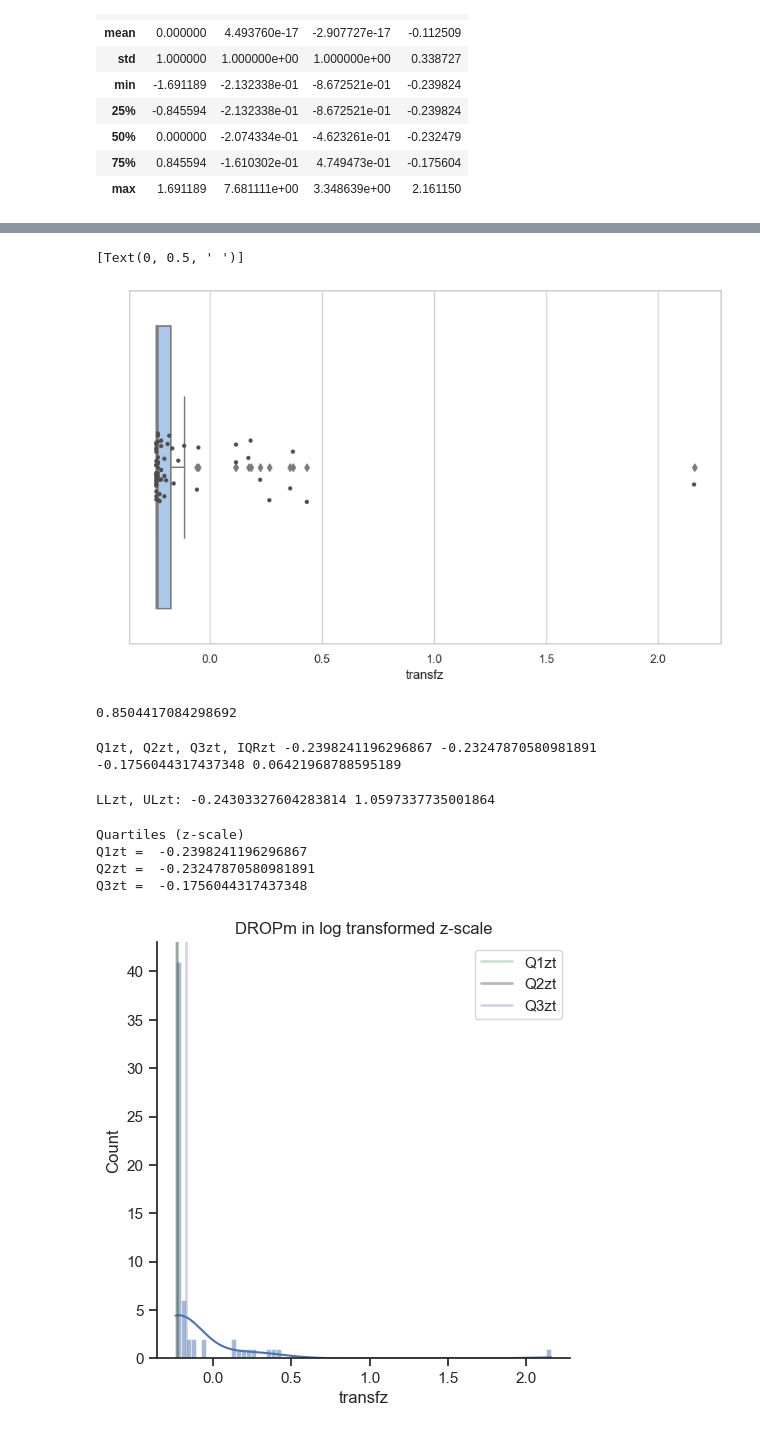
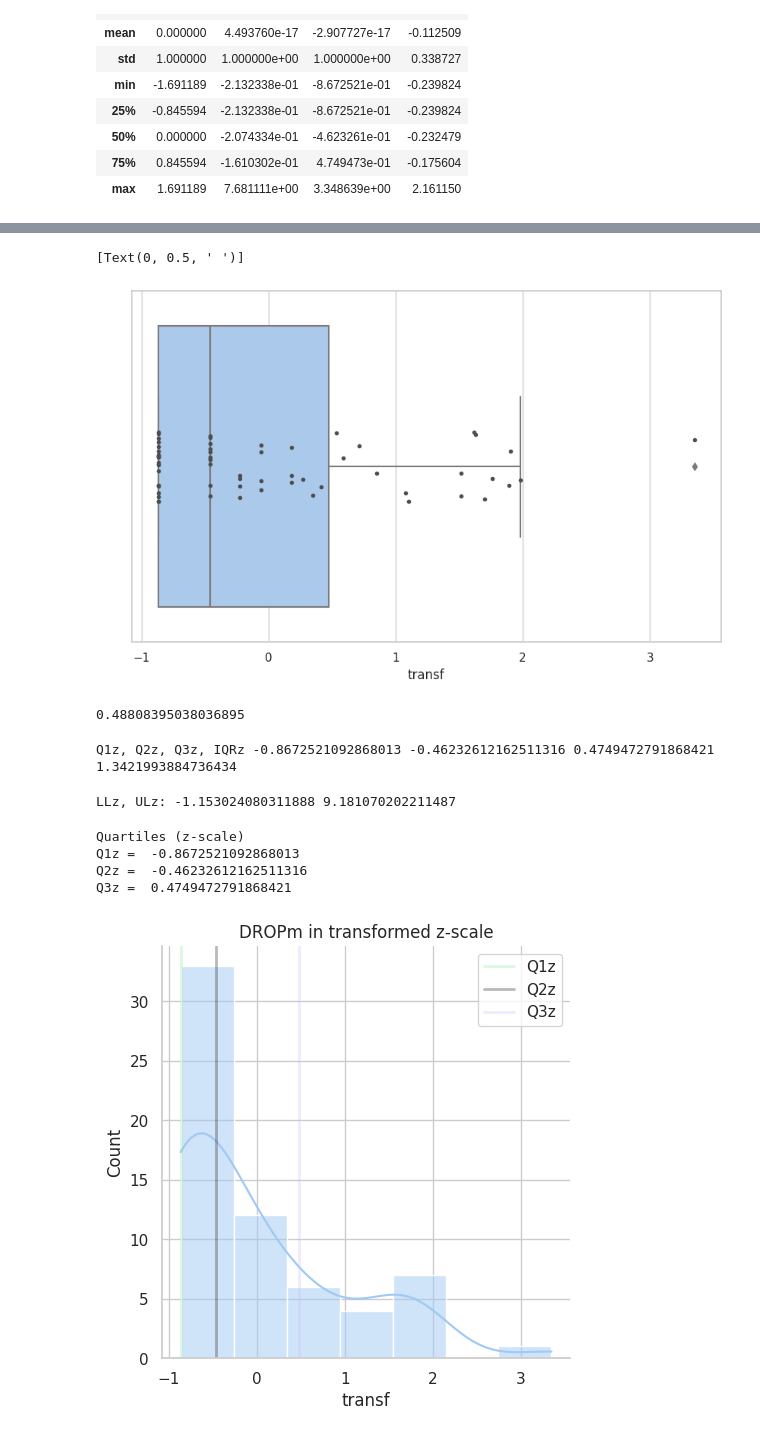
Before and after one commit to clizarraga-UAD7/Notebooks, a Jupyter notebook: DROPm_Analysis.ipynb, the cells around one changed output, grey strips where cells are left out. Saved outputs shown, nothing was run; the diff lists cells and outputs as text; code cells hidden in the pictures.

```diff
--- a/DROPm_Analysis.ipynb
+++ b/DROPm_Analysis.ipynb
@@ -498,3 +489,8 @@ display(df_z_scaled)
 | 61 | 1.636634 | -0.213234 | -0.867252 |
 | 62 | 1.691189 | -0.207433 | -0.462326 |
 63 rows × 3 columns
+# %%
+# Scatterplot in the transformed  z scale
+
+sns.set_theme(style="whitegrid", palette="pastel")
+sns.scatterplot(data=df_z_scaled, x="DROP", y="transf");
@@ -523,3 +522,8 @@ df_z_scaled.describe()
 | 50% | 0.000000 | -2.074334e-01 | -4.623261e-01 | -0.232479 |
 | 75% | 0.845594 | -1.610302e-01 | 4.749473e-01 | -0.175604 |
 | max | 1.691189 | 7.681111e+00 | 3.348639e+00 | 2.161150 |
+# %%
+# Scatterplot in the transformed z scale Log variable
+
+sns.set_theme(style="whitegrid", palette="pastel")
+sns.scatterplot(data=df_z_scaled, x="DROP", y="transfz");
@@ -573,10 +581,10 @@ f, ax = plt.subplots(figsize=(10, 6))
 #ax.set_xscale("log")
 
 # Plot the orbital period with horizontal boxes
-sns.boxplot(x="transfz", data=df_z_scaled)
+sns.boxplot(x="transf", data=df_z_scaled)
 
 # Add in points to show each observation
-sns.stripplot(x='transfz', data=df_z_scaled,
+sns.stripplot(x='transf', data=df_z_scaled,
               size=4, color=".3", linewidth=0)
 
 # Tweak the visual presentation
@@ -585,48 +593,48 @@ ax.set(ylabel=" ")
 #sns.despine(trim=True, left=True)
 # %% [output]
 [Text(0, 0.5, ' ')]
-[figure, old version]
+[figure, new version]
 # %%
 # Using statsmodels.medcouple() method
 
-MCzt = medcouple(df_z_scaled['transfz'])
+MCz = medcouple(df_z_scaled['transf'])
 
-print(MCzt)
+print(MCz)
 # %% [output]
-0.8504417084298692
+0.48808395038036895
 # %%
-Q1zt = df_z_scaled['transfz'].quantile([0.25]).values[0]  # Q1
-Q2zt = df_z_scaled['transfz'].quantile([0.50]).values[0]  # Q2
-Q3zt = df_z_scaled['transfz'].quantile([0.75]).values[0]  # Q3
-IQRzt = Q3zt - Q1zt
-print('Q1zt, Q2zt, Q3zt, IQRzt', Q1zt, Q2zt, Q3zt, IQRzt)
+Q1z = df_z_scaled['transf'].quantile([0.25]).values[0]  # Q1
+Q2z = df_z_scaled['transf'].quantile([0.50]).values[0]  # Q2
+Q3z = df_z_scaled['transf'].quantile([0.75]).values[0]  # Q3
+IQRz = Q3z - Q1z
+print('Q1z, Q2z, Q3z, IQRz', Q1z, Q2z, Q3z, IQRz)
 # %% [output]
-Q1zt, Q2zt, Q3zt, IQRzt -0.2398241196296867 -0.23247870580981891 -0.1756044317437348 0.06421968788595189
+Q1z, Q2z, Q3z, IQRz -0.8672521092868013 -0.46232612162511316 0.4749472791868421 1.3421993884736434
 # %%
 # Lower and Upper Fences if MC >  0
 # M. Hubert, E. Vandervieren / Computational Statistics and Data Analysis 52 (2008) 5186–5201
-LLzt = Q1zt - 1.5 * IQRzt * np.exp(-4 * MCzt)
-ULzt = Q3zt + 1.5 * IQRzt * np.exp(3 * MCzt)
-print('LLzt, ULzt:', LLzt, ULzt)
+LLz = Q1z - 1.5 * IQRz * np.exp(-4 * MCz)
+ULz = Q3z + 1.5 * IQRz * np.exp(3 * MCz)
+print('LLz, ULz:', LLz, ULz)
 # %% [output]
-LLzt, ULzt: -0.24303327604283814 1.0597337735001864
+LLz, ULz: -1.153024080311888 9.181070202211487
 # %%
 #plot the distribution of data values
 
-sns.displot(data=df_z_scaled, x='transfz', kde=True).set(title='DROPm in log transformed z-scale')
-plt.axvline(x=Q1zt, linewidth=2, color='g', label='Q1zt', alpha=0.3)
-plt.axvline(x=Q2zt, linewidth=2, color='k', label='Q2zt', alpha=0.3)
-plt.axvline(x=Q3zt, linewidth=2, color='m', label='Q3zt', alpha=0.3)
+sns.displot(data=df_z_scaled, x='transf', kde=True).set(title='DROPm in transformed z-scale')
+plt.axvline(x=Q1z, linewidth=2, color='g', label='Q1z', alpha=0.3)
+plt.axvline(x=Q2z, linewidth=2, color='k', label='Q2z', alpha=0.3)
+plt.axvline(x=Q3z, linewidth=2, color='m', label='Q3z', alpha=0.3)
 
-#plt.axvline(x=UL, linewidth=2, color='r', label='ULzt', ls='--')
+#plt.axvline(x=UL, linewidth=2, color='r', label='ULz', ls='--')
 plt.legend();
 print('Quartiles (z-scale)')
-print('Q1zt = ', Q1zt)
-print('Q2zt = ', Q2zt)
-print('Q3zt = ', Q3zt)
+print('Q1z = ', Q1z)
+print('Q2z = ', Q2z)
+print('Q3z = ', Q3z)
 # %% [output]
 Quartiles (z-scale)
-Q1zt =  -0.2398241196296867
-Q2zt =  -0.23247870580981891
-Q3zt =  -0.1756044317437348
+Q1z =  -0.8672521092868013
+Q2z =  -0.46232612162511316
+Q3z =  0.4749472791868421
-[figure, old version]
+[figure, new version]
```
Also changed, not shown: parts of 20 cells of this notebook.
